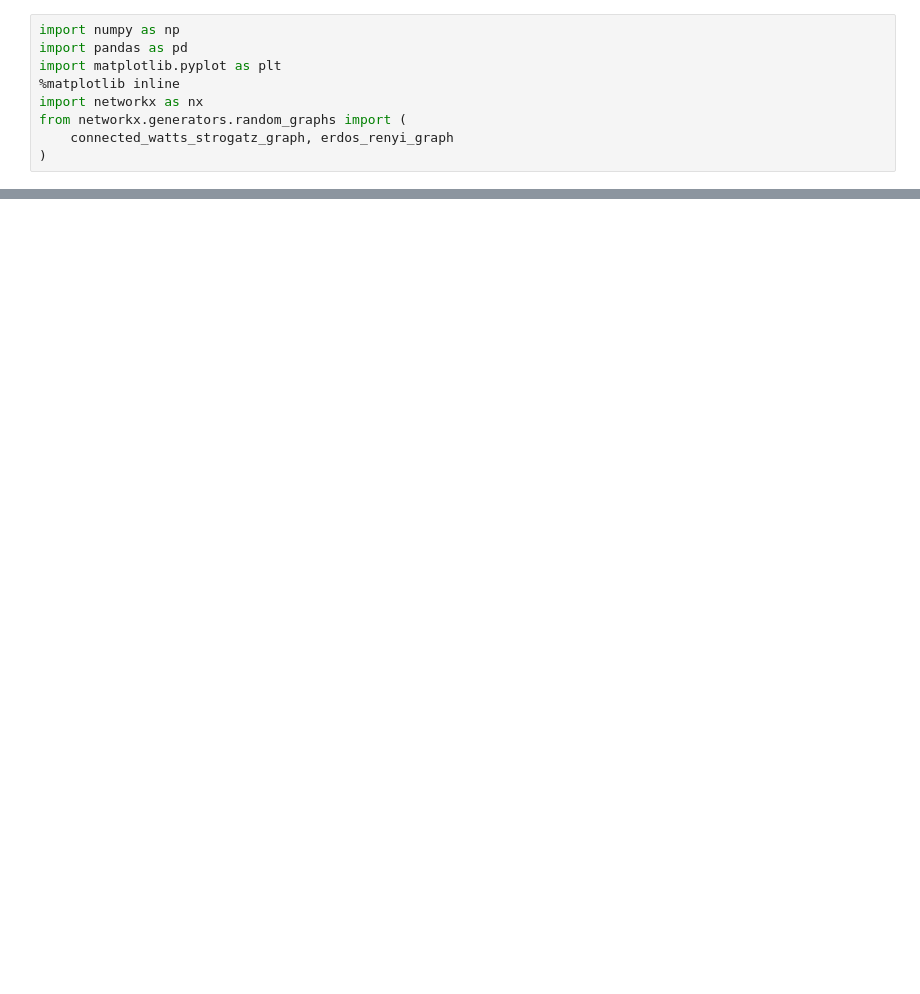
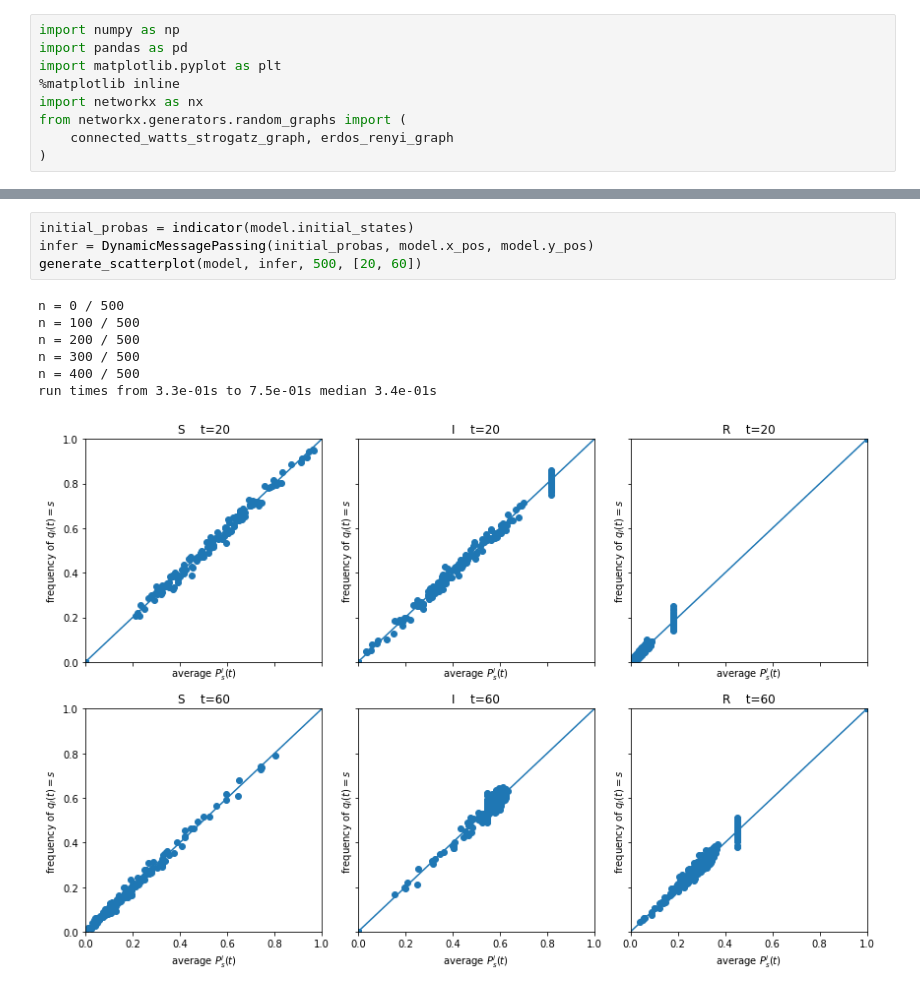
Before and after one commit to sphinxteam/sir_inference, a Jupyter notebook: Scatterplot_mean_field_dmp.ipynb, the cells around one changed output, grey strips where cells are left out. Saved outputs shown, nothing was run; the diff lists cells and outputs as text; blank space fills up the shorter version.

```diff
--- a/Scatterplot_mean_field_dmp.ipynb
+++ b/Scatterplot_mean_field_dmp.ipynb
@@ -23,0 +60,12 @@ Average degree:   7.7750
+# %%
+initial_probas = indicator(model.initial_states)
+infer = DynamicMessagePassing(initial_probas, model.x_pos, model.y_pos)
+generate_scatterplot(model, infer, 500, [20, 60])
+# %% [output]
+n = 0 / 500
+n = 100 / 500
+n = 200 / 500
+n = 300 / 500
+n = 400 / 500
+run times from 3.3e-01s to 7.5e-01s median 3.4e-01s
+[figure, added]
```
Also changed, not shown: parts of 12 cells of this notebook.
